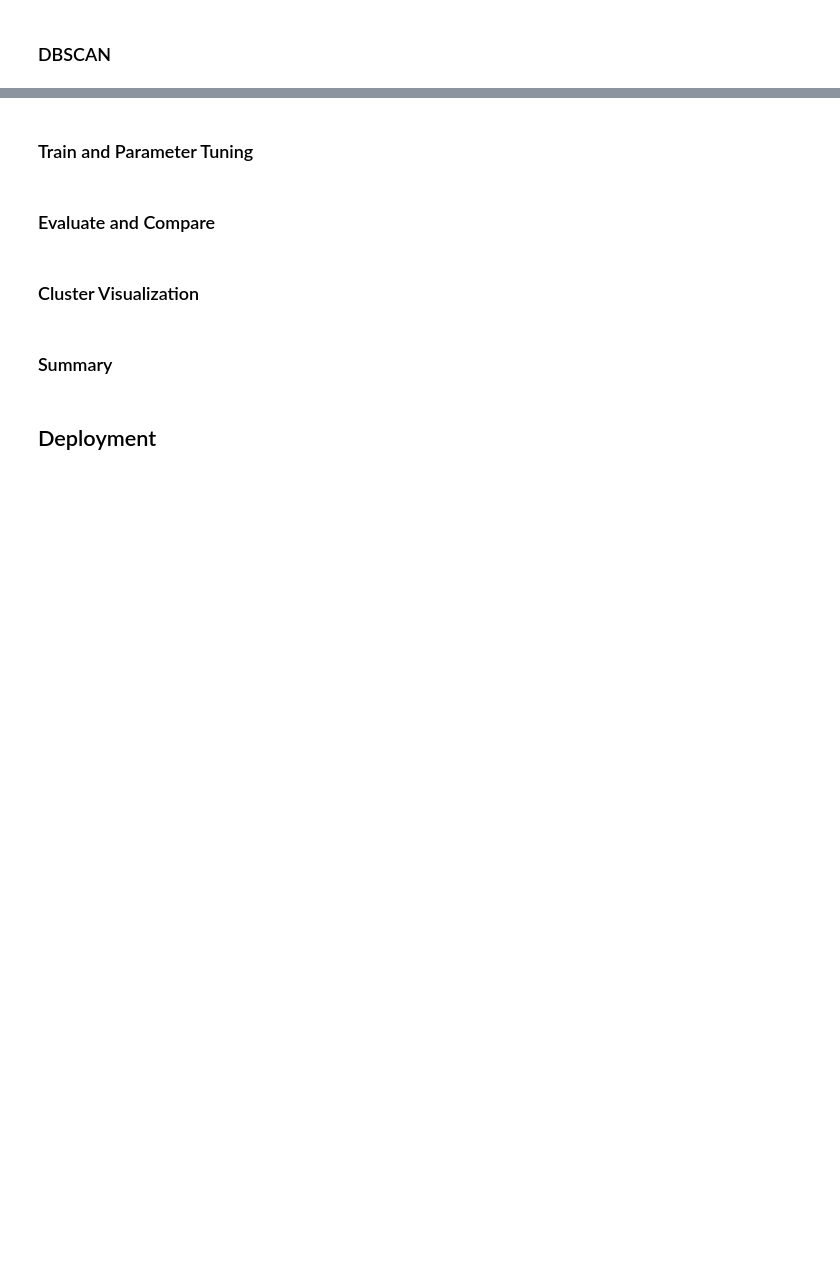
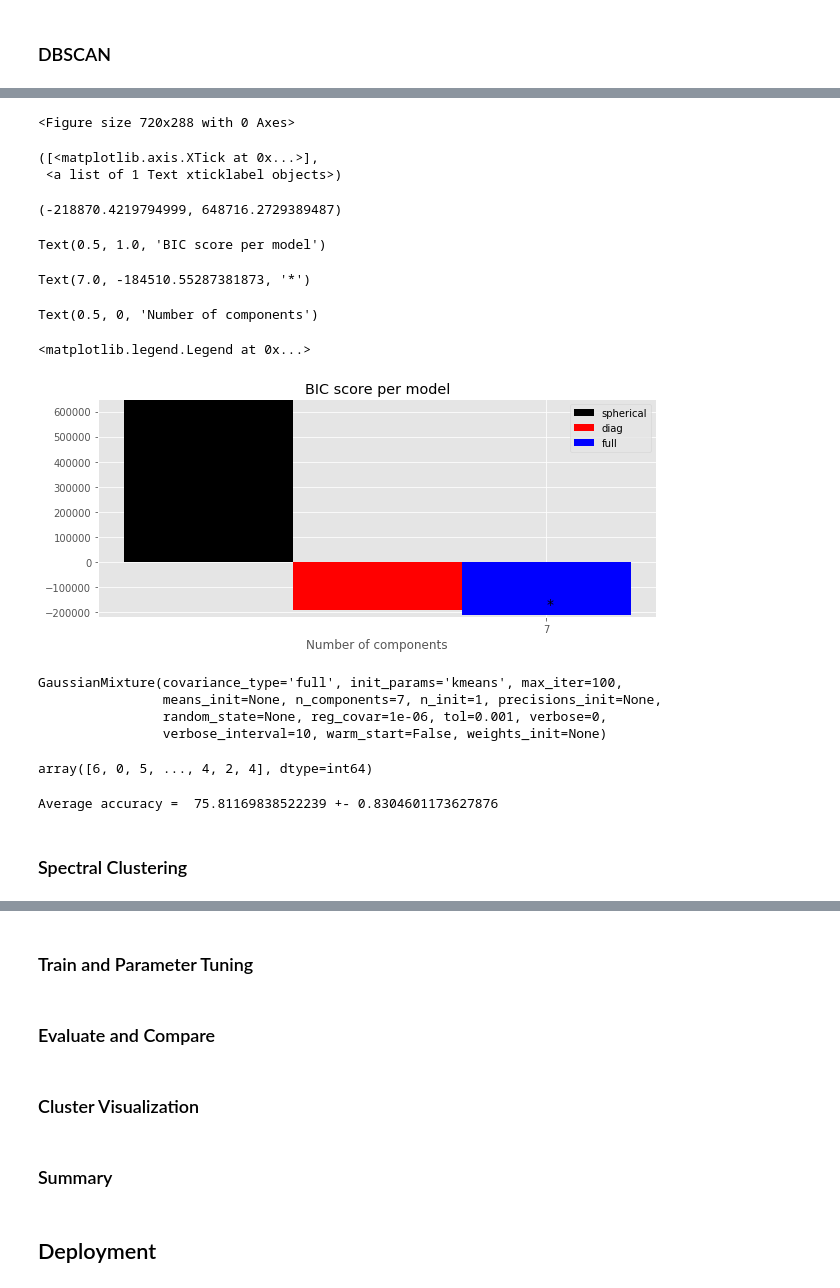
Before and after one commit to fredpoon/ds_7331_jyrf_eda, a Jupyter notebook: grp4_lab3_jyrf.ipynb, the cells around one changed output, grey strips where cells are left out. Drawn from its saved outputs; the diff is of its cells as text; code cells hidden in the pictures; blank space fills up the shorter version.

```diff
--- a/grp4_lab3_jyrf.ipynb
+++ b/grp4_lab3_jyrf.ipynb
@@ -625,0 +776,60 @@ for eps in [0.1, 0.125, 0.15]:
+# %%
+# this code has been manipulated from the source available on sklearn's website documentation
+# plot the BIC
+bic = np.array(bic)
+color_iter = itertools.cycle(['k', 'r', 'b', 'g', 'c', 'm', 'y'])
+clf = best_gmm
+bars = []
+
+plt.figure(figsize=(10,4))
+spl = plt.subplot(1,1,1)
+# Plot the BIC scores
+for i, (cv_type, color) in enumerate(zip(cv_types, color_iter)):
+    xpos = np.array(n_components_range) + .2 * (i - 2)
+    bars.append(plt.bar(xpos, bic[i * len(n_components_range):
+                                  (i + 1) * len(n_components_range)],
+                        width=.2, color=color))
+plt.xticks(n_components_range)
+plt.ylim([bic.min() * 1.01 - .01 * bic.max(), bic.max()])
+plt.title('BIC score per model')
+
+xpos = np.min(n_components_range)-0.4 + np.mod(bic.argmin(), len(n_components_range)) +\
+    .2 * np.floor(bic.argmin() / len(n_components_range))
+plt.text(xpos, bic.min() * 0.97 + .03 * bic.max(), '*', fontsize=14)
+spl.set_xlabel('Number of components')
+spl.legend([b[0] for b in bars], cv_types)
+
+plt.show()
+# %% [output]
+<Figure size 720x288 with 0 Axes>
+([<matplotlib.axis.XTick at 0x...>],
+ <a list of 1 Text xticklabel objects>)
+(-218870.4219794999, 648716.2729389487)
+Text(0.5, 1.0, 'BIC score per model')
+Text(7.0, -184510.55287381873, '*')
+Text(0.5, 0, 'Number of components')
+<matplotlib.legend.Legend at 0x...>
+[figure, added]
+# %%
+best_gmm
+# %% [output]
+GaussianMixture(covariance_type='full', init_params='kmeans', max_iter=100,
+                means_init=None, n_components=7, n_init=1, precisions_init=None,
+                random_state=None, reg_covar=1e-06, tol=0.001, verbose=0,
+                verbose_interval=10, warm_start=False, weights_init=None)
+# %%
+X = Xorg
+cls_fam = best_gmm
+Y_ = cls_fam.predict(X)
+Y_
+X = np.column_stack((X,pd.get_dummies(Y_)))
+
+clf = RandomForestClassifier(n_estimators=150,random_state=1)
+acc = cross_val_score(clf,X,y=y,cv=cv)
+
+print ("Average accuracy = ", acc.mean()*100, "+-", acc.std()*100)
+# %% [output]
+array([6, 0, 5, ..., 4, 2, 4], dtype=int64)
+Average accuracy =  75.81169838522239 +- 0.8304601173627876
+# %% [markdown]
+### Spectral Clustering
```
Also changed, not shown: parts of 35 cells of this notebook.
